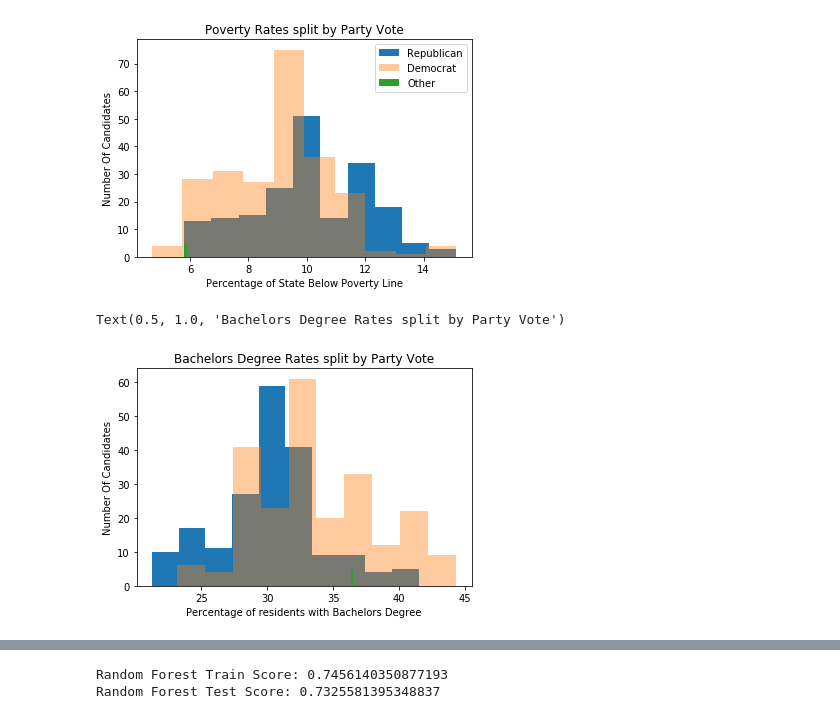
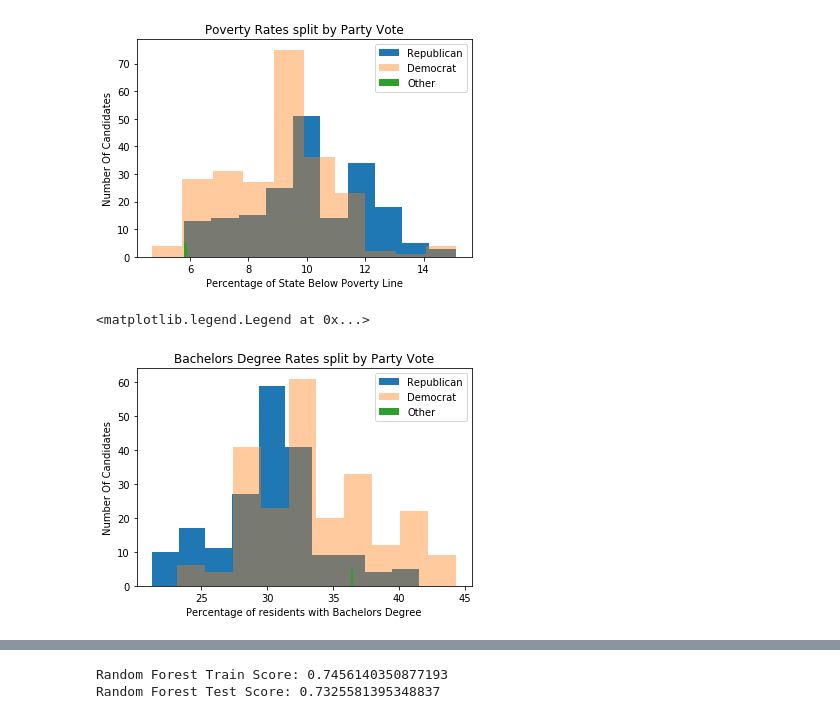
Before and after one commit to Abelay02/CS109a-Final-Project, a Jupyter notebook: Final Project some EDA standard predictors.ipynb, the cells around one changed output, grey strips where cells are left out. Drawn from its saved outputs; the diff is of its cells as text; code cells hidden in the pictures.

```diff
--- a/Final Project some EDA standard predictors.ipynb
+++ b/Final Project some EDA standard predictors.ipynb
@@ -125,11 +131,12 @@ sports_results['poverty'] = pd.Series(percentage_below_poverty_line)
 sports_results['bachelors'] = pd.Series(percent_bachelor)
 sports_results['hs'] = pd.Series(percent_hs)
 # %%
-#### LUKE
+
 #Real GDP per capita by state by year
 rGDP_pc_2015 = pd.read_csv('Real_GDP_pc/2015_rGDP_edit.csv')
 rGDP_pc_2016 = pd.read_csv('Real_GDP_pc/2016_rGDP_edit.csv')
 rGDP_pc_2017 = pd.read_csv('Real_GDP_pc/2017_rGDP_edit.csv')
+
 #Unemployment delta by state, 2016--2018
 ## US national delta = -1%
 unemp_delta = pd.read_csv('unemp_delta.csv')
@@ -140,3 +147,4 @@ economic_indicators['2017_GDP'] = rGDP_pc_2017['value']
 economic_indicators = economic_indicators.merge(unemp_delta, on = 'state')
 
 economic_indicators['state'] = states
+economic_indicators['GDP_growth_2017'] = (economic_indicators['2017_GDP']-economic_indicators['2016_GDP'])/ economic_indicators['2017_GDP']
@@ -260,10 +242,11 @@ plt.legend()
 # %%
 plt.hist(model_frame[model_frame['class'] == 0]['bachelors'], label = 'Republican')
 plt.hist(model_frame[model_frame['class'] == 1]['bachelors'], alpha = .4, label = 'Democrat')
 plt.hist(model_frame[model_frame['class'] == 2]['bachelors'], alpha = 1, label = 'Other')
 plt.xlabel('Percentage of residents with Bachelors Degree')
 plt.ylabel('Number Of Candidates')
 plt.title('Bachelors Degree Rates split by Party Vote')
+plt.legend()
 # %% [output]
-Text(0.5, 1.0, 'Bachelors Degree Rates split by Party Vote')
+<matplotlib.legend.Legend at 0x...>
-[figure, old version]
+[figure, new version]
```
Also changed, not shown: parts of 24 cells of this notebook.
